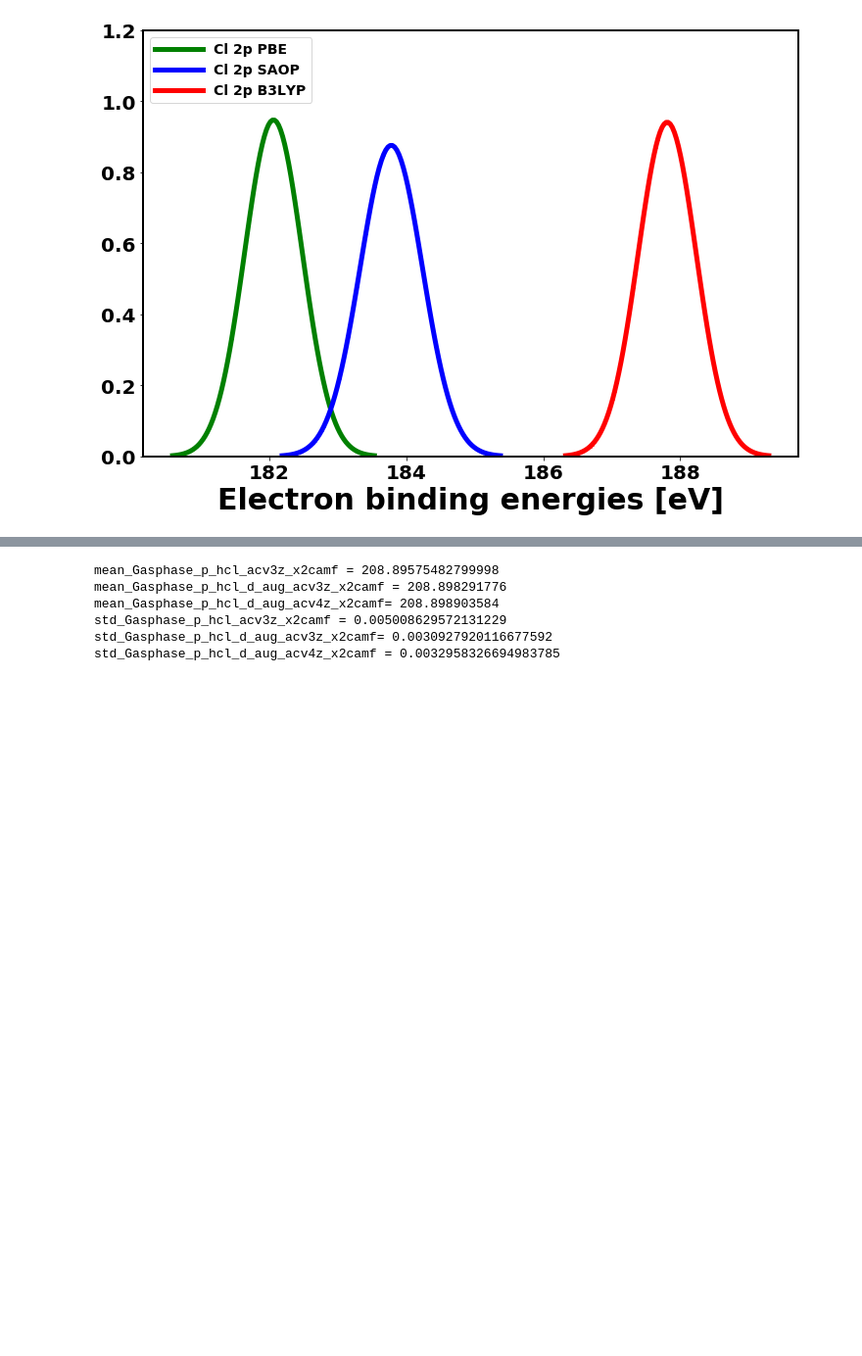
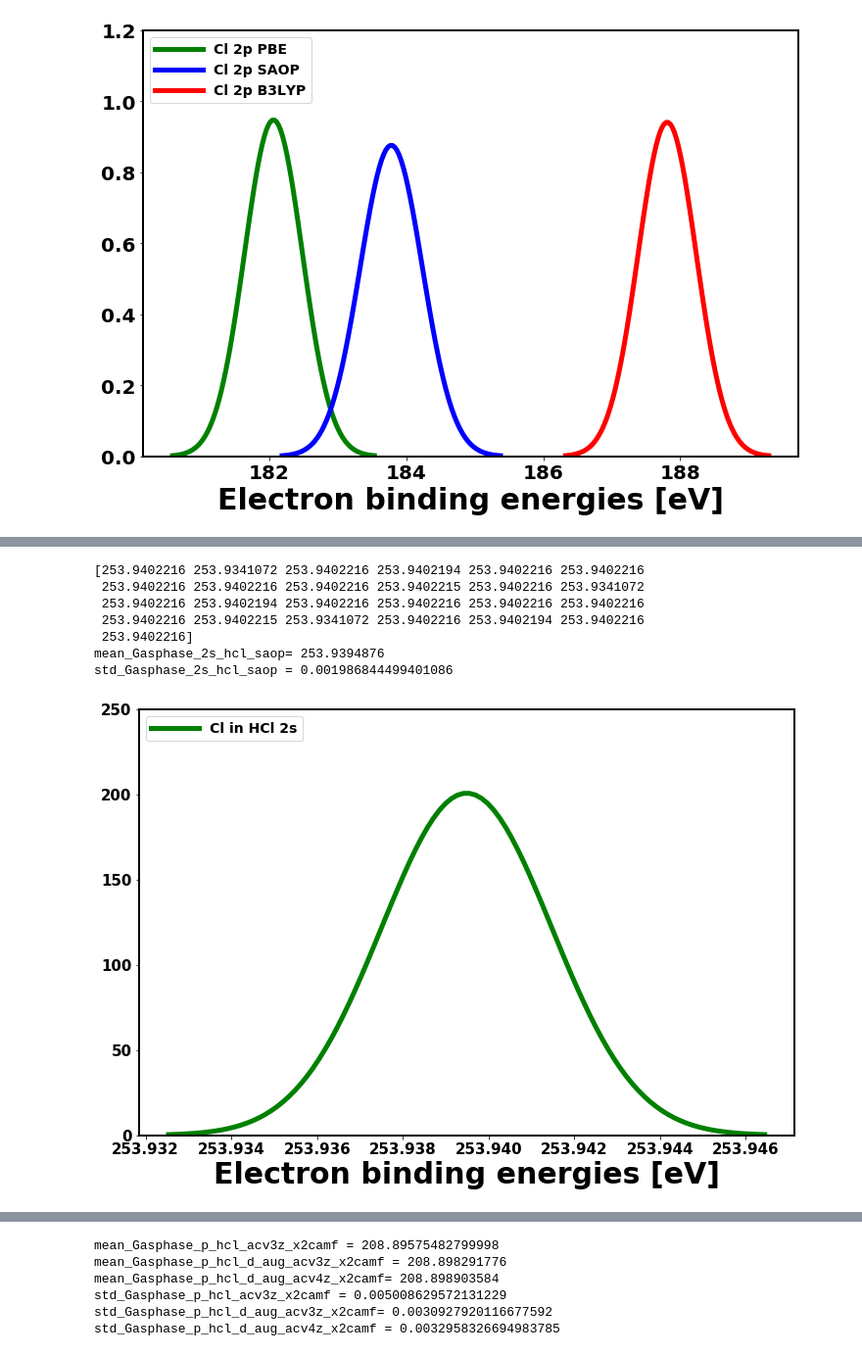
Before and after one commit to richopoku/HCl_project_graphs_binder, a Jupyter notebook: Graphs_core_properties.ipynb, the cells around one changed output, grey strips where cells are left out. Shown at 98% size. Saved outputs shown, nothing was run; the diff lists cells and outputs as text; code cells hidden in the pictures; blank space fills up the shorter version.

```diff
--- a/Graphs_core_properties.ipynb
+++ b/Graphs_core_properties.ipynb
@@ -528,0 +584,45 @@ std_6waters_saop = 0.455294595113053
+# %%
+#Gas phase HCl: 2s with saop
+
+Gasphase_2s_hcl_saop = df.Gasphase_2s_hcl_saop
+
+Gasphase_2s_hcl_saop = np.array(Gasphase_2s_hcl_saop)
+print(Gasphase_2s_hcl_saop)
+
+mean_Gasphase_2s_hcl_saop = np.mean(Gasphase_2s_hcl_saop)
+print("mean_Gasphase_2s_hcl_saop=", mean_Gasphase_2s_hcl_saop)
+
+
+
+std_Gasphase_2s_hcl_saop = np.std(Gasphase_2s_hcl_saop)
+print("std_Gasphase_2s_hcl_saop =", std_Gasphase_2s_hcl_saop)
+
+
+Gasphase_2s_hcl_saop_BE = np.linspace(mean_Gasphase_2s_hcl_saop - 3.5*std_Gasphase_2s_hcl_saop, mean_Gasphase_2s_hcl_saop+ 3.5*std_Gasphase_2s_hcl_saop, 100)
+
+plt.figure(figsize=(12,8))
+
+plt.ticklabel_format(useOffset=False)
+
+plt.plot(Gasphase_2s_hcl_saop_BE, scipy.stats.norm.pdf(Gasphase_2s_hcl_saop_BE, mean_Gasphase_2s_hcl_saop, std_Gasphase_2s_hcl_saop), color="green", marker='>', markersize=2, linestyle='solid',label='Cl in HCl 2s', linewidth=5)
+
+plt.ylim([0.0, 250])
+plt.xticks(fontsize=15, fontweight='bold')
+plt.yticks(fontsize=15, fontweight='bold')
+plt.legend(loc=2, prop={'size': 14}, handlelength=3.5)
+plt.xlabel('Electron binding energies [eV]', fontsize=30, fontweight='bold')
+#plt.ylabel('Normalized distribution', fontsize=20, fontweight='bold')
+
+#plt.savefig('Gas_phase_hcl_saop-2s.png', bbox_inches='tight', dpi=400)
+
+plt.show()
+plt.close()
+# %% [output]
+[253.9402216 253.9341072 253.9402216 253.9402194 253.9402216 253.9402216
+ 253.9402216 253.9402216 253.9402216 253.9402215 253.9402216 253.9341072
+ 253.9402216 253.9402194 253.9402216 253.9402216 253.9402216 253.9402216
+ 253.9402216 253.9402215 253.9341072 253.9402216 253.9402194 253.9402216
+ 253.9402216]
+mean_Gasphase_2s_hcl_saop= 253.9394876
+std_Gasphase_2s_hcl_saop = 0.001986844499401086
+[figure, added]
```
Also changed, not shown: parts of 26 cells of this notebook, 4 other files.
